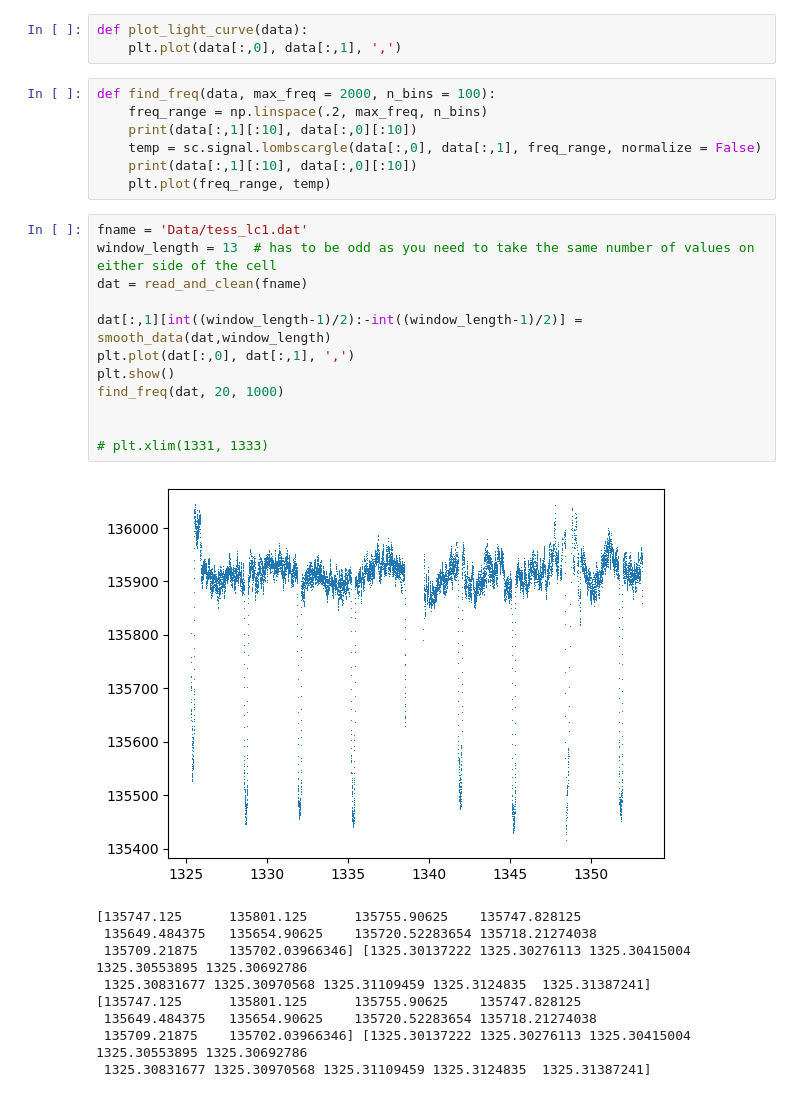
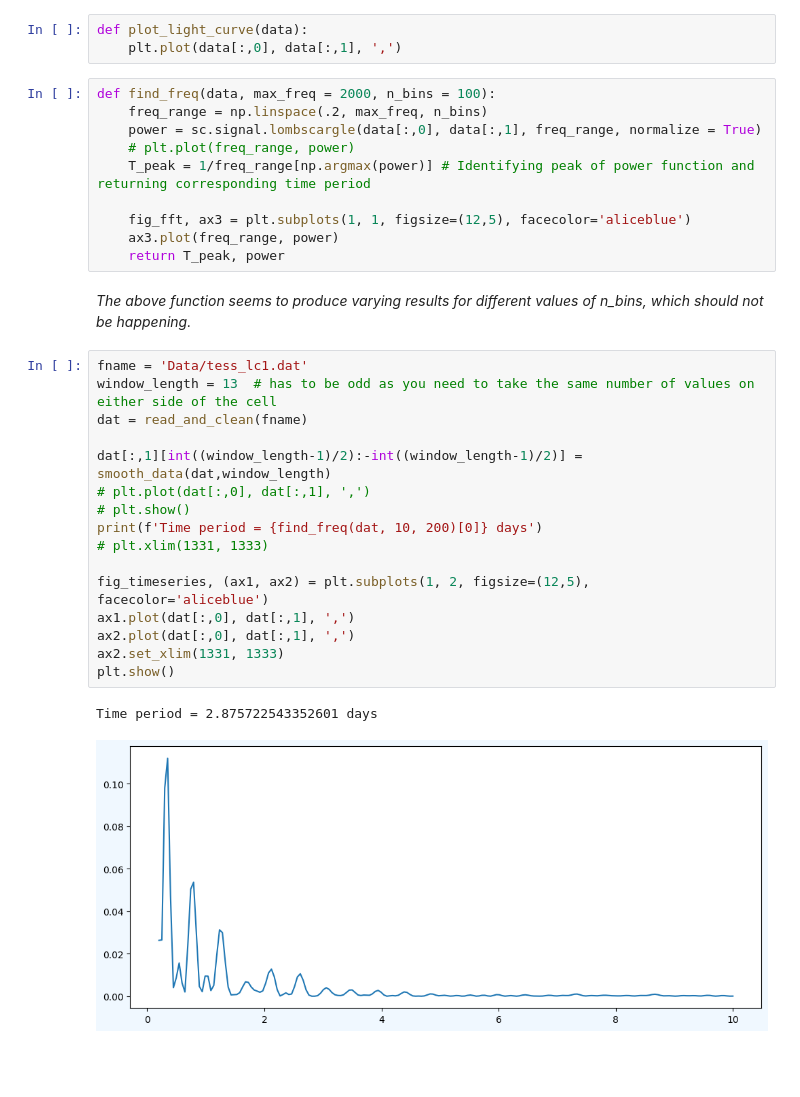
Before and after one commit to ShashanthS/ExoplanetTransitModelling, a Jupyter notebook: Assignment2_ShashanthSriramanathan.ipynb, the cells around one changed output. Saved outputs shown, nothing was run; the diff lists cells and outputs as text; blank space fills up the shorter version.

Commit message:
Initial plots made for fft

```diff
--- a/Assignment2_ShashanthSriramanathan.ipynb
+++ b/Assignment2_ShashanthSriramanathan.ipynb
@@ -28,29 +28,31 @@ def plot_light_curve(data):
 # %%
 def find_freq(data, max_freq = 2000, n_bins = 100):
     freq_range = np.linspace(.2, max_freq, n_bins)
-    print(data[:,1][:10], data[:,0][:10])
-    temp = sc.signal.lombscargle(data[:,0], data[:,1], freq_range, normalize = False)
-    print(data[:,1][:10], data[:,0][:10])
-    plt.plot(freq_range, temp)
+    power = sc.signal.lombscargle(data[:,0], data[:,1], freq_range, normalize = True)
+    # plt.plot(freq_range, power)
+    T_peak = 1/freq_range[np.argmax(power)] # Identifying peak of power function and returning corresponding time period
+
+    fig_fft, ax3 = plt.subplots(1, 1, figsize=(12,5), facecolor='aliceblue')
+    ax3.plot(freq_range, power)
+    return T_peak, power
+# %% [markdown]
+<i>The above function seems to produce varying results for different values of n_bins, which should not be happening.</i>
 # %%
 fname = 'Data/tess_lc1.dat'
 window_length = 13  # has to be odd as you need to take the same number of values on either side of the cell
 dat = read_and_clean(fname)
 
 dat[:,1][int((window_length-1)/2):-int((window_length-1)/2)] = smooth_data(dat,window_length)
-plt.plot(dat[:,0], dat[:,1], ',')
+# plt.plot(dat[:,0], dat[:,1], ',')
+# plt.show()
+print(f'Time period = {find_freq(dat, 10, 200)[0]} days')
+# plt.xlim(1331, 1333)
+
+fig_timeseries, (ax1, ax2) = plt.subplots(1, 2, figsize=(12,5), facecolor='aliceblue')
+ax1.plot(dat[:,0], dat[:,1], ',')
+ax2.plot(dat[:,0], dat[:,1], ',')
+ax2.set_xlim(1331, 1333)
 plt.show()
-find_freq(dat, 20, 1000)
-
-
-# plt.xlim(1331, 1333)
 # %% [output]
+Time period = 2.875722543352601 days
-[figure, old version]
+[figure, new version]
-[135747.125      135801.125      135755.90625    135747.828125
- 135649.484375   135654.90625    135720.52283654 135718.21274038
- 135709.21875    135702.03966346] [1325.30137222 1325.30276113 1325.30415004 1325.30553895 1325.30692786
- 1325.30831677 1325.30970568 1325.31109459 1325.3124835  1325.31387241]
-[135747.125      135801.125      135755.90625    135747.828125
- 135649.484375   135654.90625    135720.52283654 135718.21274038
- 135709.21875    135702.03966346] [1325.30137222 1325.30276113 1325.30415004 1325.30553895 1325.30692786
- 1325.30831677 1325.30970568 1325.31109459 1325.3124835  1325.31387241]
```
Also changed, not shown: parts of 1 cell of this notebook.
